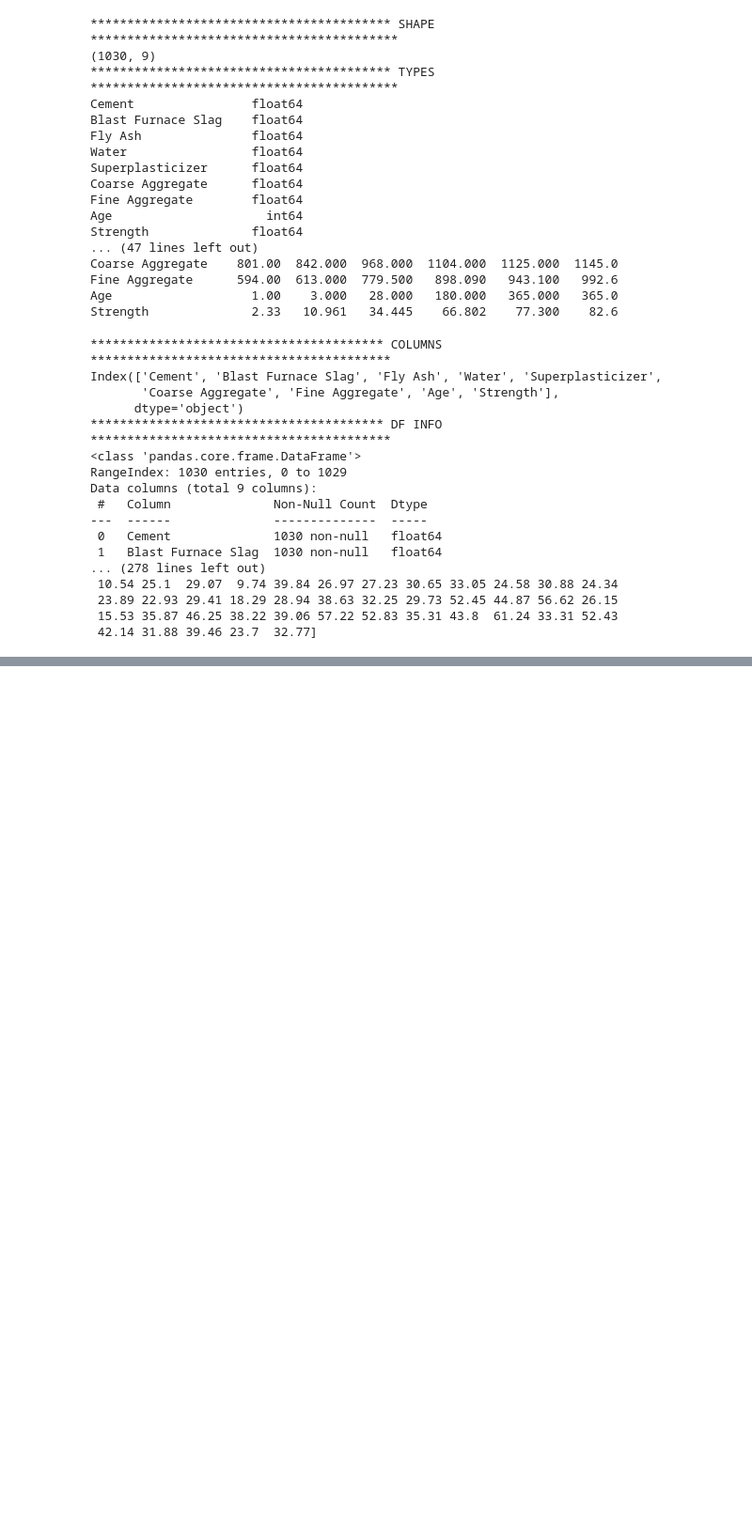
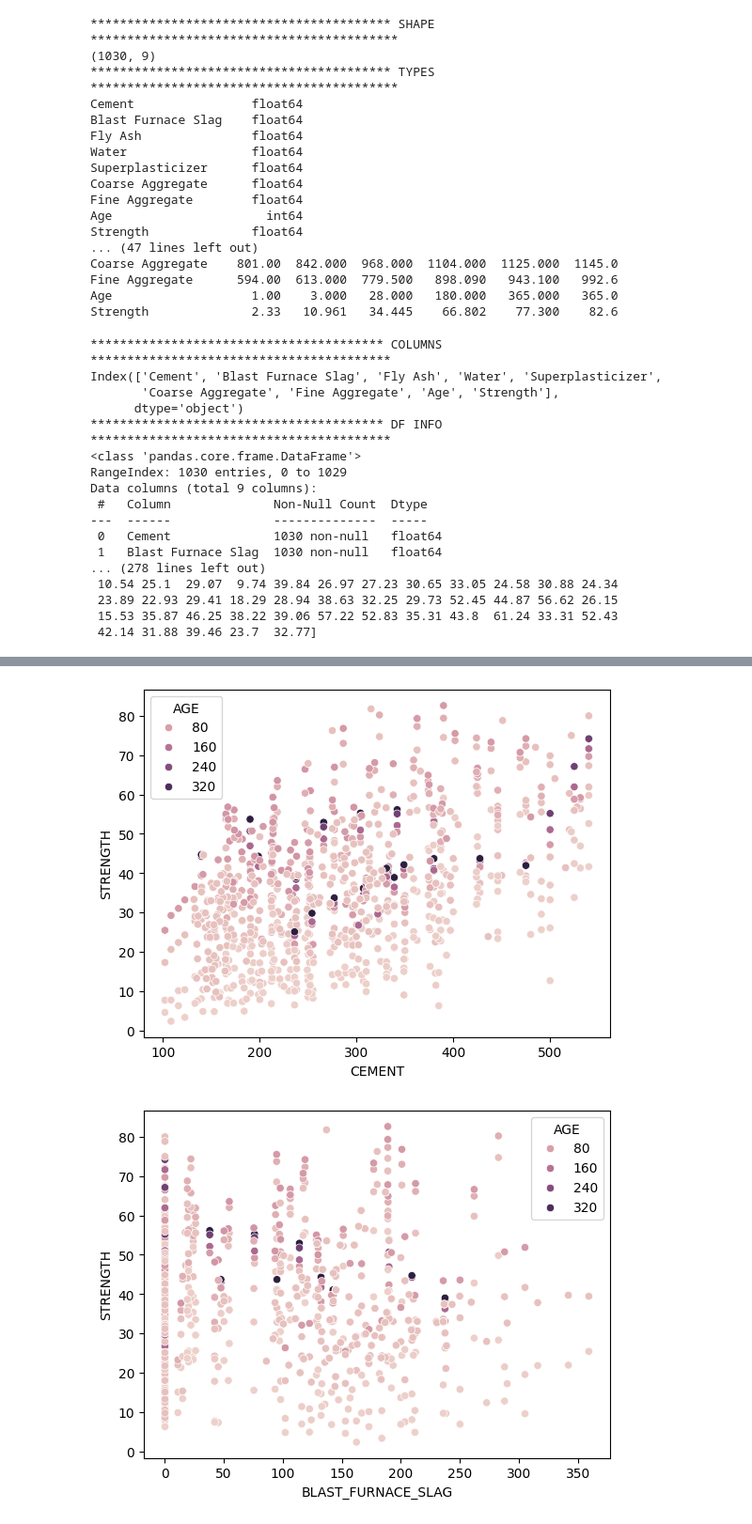
Before and after one commit to SerhatKaraman0/ds-ml-notebooks, a Jupyter notebook: ml-notebooks/gradient_boosting.ipynb, the cells around one changed output, grey strips where cells are left out. Shown: that part at 94% size. Saved outputs shown, nothing was run; the diff lists cells and outputs as text; code cells hidden in the pictures; blank space fills up the shorter version.

```diff
--- a/ml-notebooks/gradient_boosting.ipynb
+++ b/ml-notebooks/gradient_boosting.ipynb
@@ -69,0 +80,2 @@ Data columns (total 9 columns):
+# %%
+cat_cols, num_cols, _ = analyze_df.grab_col_names(df)
@@ -69,0 +104,10 @@ Data columns (total 9 columns):
+# %%
+num_cols.remove("STRENGTH")
+# %%
+for col in num_cols:
+    if col == "AGE":
+        continue
+    visualize_df.scatterplot_maker(df, col, "STRENGTH", data_hue="AGE")
+# %% [output]
+[figure, added]
+[figure, added]
```
Also changed, not shown: parts of 10 cells of this notebook, 6 other files.
